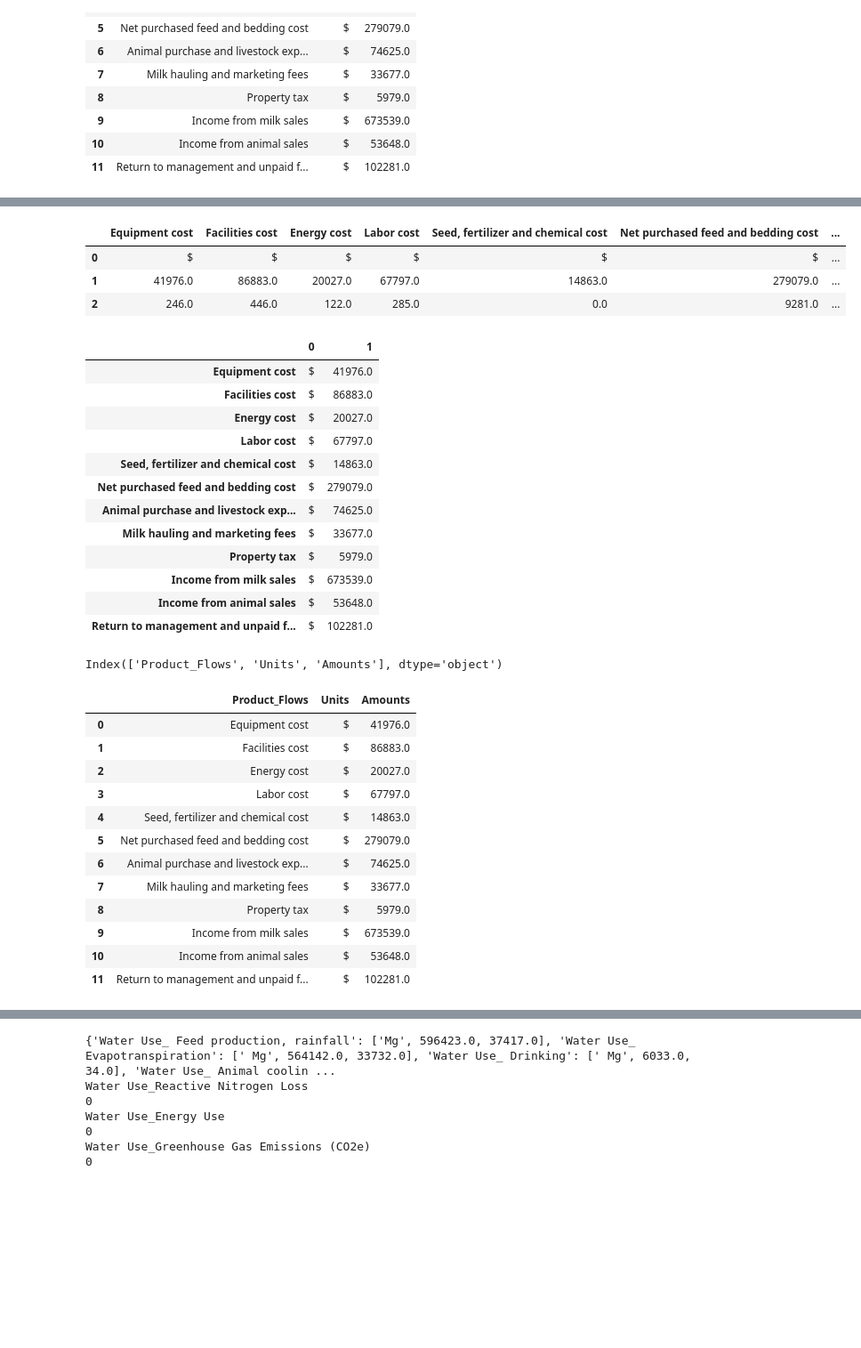
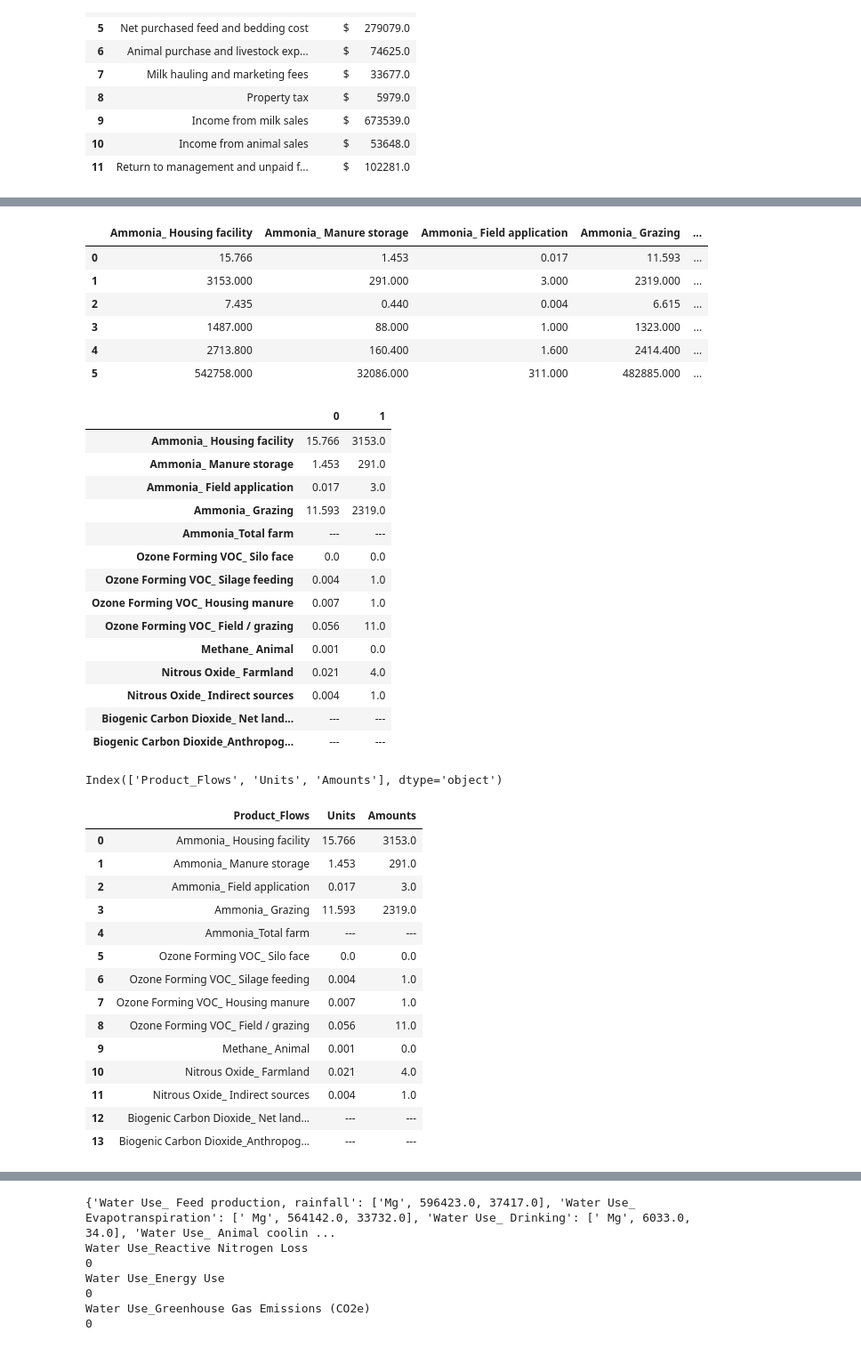
Before and after one commit to AgroSolutions-OSU/IFSM_Analysis, a Jupyter notebook: srm_csv.ipynb, the cells around one changed output, grey strips where cells are left out. Shown at 89% size. Drawn from its saved outputs; the diff is of its cells as text; code cells hidden in the pictures; blank space fills up the shorter version.

Commit message:
tables 1-6 created. need to verify accuracy of table 5

```diff
--- a/srm_csv.ipynb
+++ b/srm_csv.ipynb
@@ -808,54 +817,61 @@ Index(['Product_Flows', 'Units', 'Amounts'], dtype='object')
 - In addition to this will again create the three columns of Product_Flows, Units and Amounts
 # %%
 # Step 1: as before create a pandas dataframe to see what it will look like
-df_4 = pd.DataFrame(table4)
-display(df_4)
+df_5 = pd.DataFrame(table5)
+display(df_5)
 print('\n')
 # Step 2: execute a transpose to get in correct format
 ## made sure to not include the third row with the standard deviation
-df_economics = df_4.iloc[:2].T
+df_emissions = df_5.iloc[:2].T
 ## visualize
-display(df_economics)
+display(df_emissions)
 print('\n')
 
 # Step 3: Then reset the index and added in the column names
 ## rest index
-df_economics.reset_index(inplace=True)
+df_emissions.reset_index(inplace=True)
 ## set the column names
-df_economics.columns = ['Product_Flows', 'Units','Amounts']
-print(df_economics.columns)
+df_emissions.columns = ['Product_Flows', 'Units','Amounts']
+print(df_emissions.columns)
 
 # Checked final output
-df_economics
+df_emissions
 # %% [output]
-|  | Equipment cost | Facilities cost | Energy cost | Labor cost | Seed, fertilizer and chemical cost | Net purchased feed and bedding cost | ... |
-| 0 | $ | $ | $ | $ | $ | $ | ... |
-| 1 | 41976.0 | 86883.0 | 20027.0 | 67797.0 | 14863.0 | 279079.0 | ... |
-| 2 | 246.0 | 446.0 | 122.0 | 285.0 | 0.0 | 9281.0 | ... |
+|  | Ammonia_ Housing facility | Ammonia_ Manure storage | Ammonia_ Field application | Ammonia_ Grazing | ... |
+| 0 | 15.766 | 1.453 | 0.017 | 11.593 | ... |
+| 1 | 3153.000 | 291.000 | 3.000 | 2319.000 | ... |
+| 2 | 7.435 | 0.440 | 0.004 | 6.615 | ... |
+| 3 | 1487.000 | 88.000 | 1.000 | 1323.000 | ... |
+| 4 | 2713.800 | 160.400 | 1.600 | 2414.400 | ... |
+| 5 | 542758.000 | 32086.000 | 311.000 | 482885.000 | ... |
 |  | 0 | 1 |
-| Equipment cost | $ | 41976.0 |
-| Facilities cost | $ | 86883.0 |
-| Energy cost | $ | 20027.0 |
-| Labor cost | $ | 67797.0 |
-| Seed, fertilizer and chemical cost | $ | 14863.0 |
-| Net purchased feed and bedding cost | $ | 279079.0 |
-| Animal purchase and livestock exp... | $ | 74625.0 |
-| Milk hauling and marketing fees | $ | 33677.0 |
-| Property tax | $ | 5979.0 |
-| Income from milk sales | $ | 673539.0 |
-| Income from animal sales | $ | 53648.0 |
-| Return to management and unpaid f... | $ | 102281.0 |
+| Ammonia_ Housing facility | 15.766 | 3153.0 |
+| Ammonia_ Manure storage | 1.453 | 291.0 |
+| Ammonia_ Field application | 0.017 | 3.0 |
+| Ammonia_ Grazing | 11.593 | 2319.0 |
+| Ammonia_Total farm | --- | --- |
+| Ozone Forming VOC_ Silo face | 0.0 | 0.0 |
+| Ozone Forming VOC_ Silage feeding | 0.004 | 1.0 |
+| Ozone Forming VOC_ Housing manure | 0.007 | 1.0 |
+| Ozone Forming VOC_ Field / grazing | 0.056 | 11.0 |
+| Methane_ Animal | 0.001 | 0.0 |
+| Nitrous Oxide_ Farmland | 0.021 | 4.0 |
+| Nitrous Oxide_ Indirect sources | 0.004 | 1.0 |
+| Biogenic Carbon Dioxide_ Net land... | --- | --- |
+| Biogenic Carbon Dioxide_Anthropog... | --- | --- |
 Index(['Product_Flows', 'Units', 'Amounts'], dtype='object')
 |  | Product_Flows | Units | Amounts |
-| 0 | Equipment cost | $ | 41976.0 |
-| 1 | Facilities cost | $ | 86883.0 |
-| 2 | Energy cost | $ | 20027.0 |
-| 3 | Labor cost | $ | 67797.0 |
-| 4 | Seed, fertilizer and chemical cost | $ | 14863.0 |
-| 5 | Net purchased feed and bedding cost | $ | 279079.0 |
-| 6 | Animal purchase and livestock exp... | $ | 74625.0 |
-| 7 | Milk hauling and marketing fees | $ | 33677.0 |
-| 8 | Property tax | $ | 5979.0 |
-| 9 | Income from milk sales | $ | 673539.0 |
-| 10 | Income from animal sales | $ | 53648.0 |
-| 11 | Return to management and unpaid f... | $ | 102281.0 |
+| 0 | Ammonia_ Housing facility | 15.766 | 3153.0 |
+| 1 | Ammonia_ Manure storage | 1.453 | 291.0 |
+| 2 | Ammonia_ Field application | 0.017 | 3.0 |
+| 3 | Ammonia_ Grazing | 11.593 | 2319.0 |
+| 4 | Ammonia_Total farm | --- | --- |
+| 5 | Ozone Forming VOC_ Silo face | 0.0 | 0.0 |
+| 6 | Ozone Forming VOC_ Silage feeding | 0.004 | 1.0 |
+| 7 | Ozone Forming VOC_ Housing manure | 0.007 | 1.0 |
+| 8 | Ozone Forming VOC_ Field / grazing | 0.056 | 11.0 |
+| 9 | Methane_ Animal | 0.001 | 0.0 |
+| 10 | Nitrous Oxide_ Farmland | 0.021 | 4.0 |
+| 11 | Nitrous Oxide_ Indirect sources | 0.004 | 1.0 |
+| 12 | Biogenic Carbon Dioxide_ Net land... | --- | --- |
+| 13 | Biogenic Carbon Dioxide_Anthropog... | --- | --- |
```
Also changed, not shown: parts of 8 cells of this notebook.
